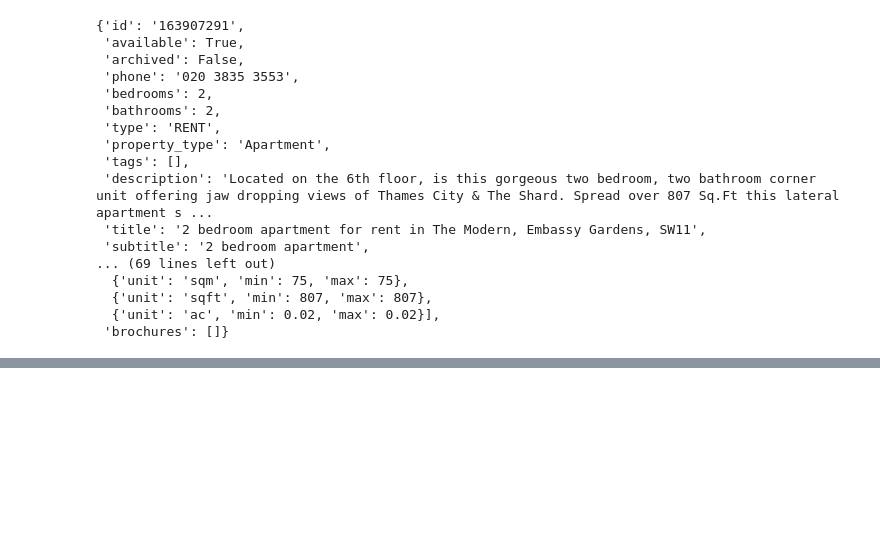
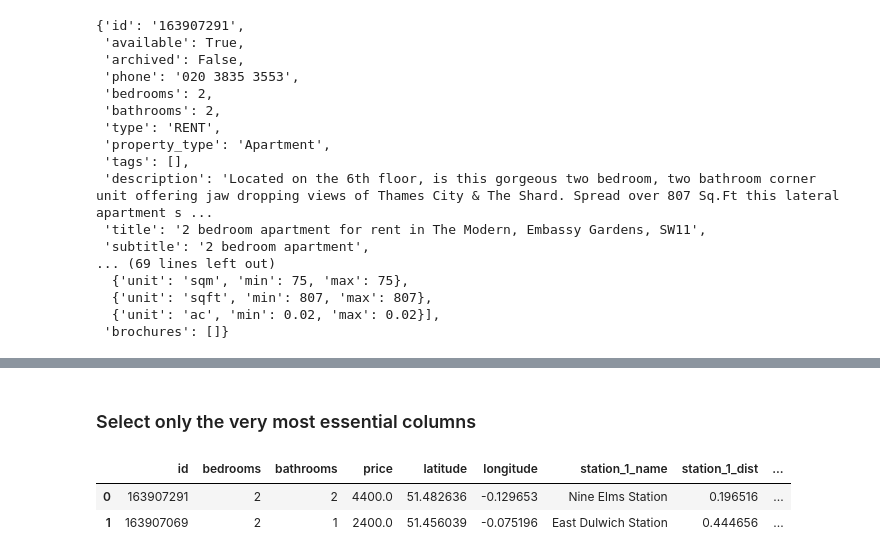
Before and after one commit to danielhalm1407/Rental_Market_Analysis, a Jupyter notebook: Notebooks/NB02_Extract_Data.ipynb, the cells around one changed output, grey strips where cells are left out. Cells and saved outputs as stored; diff of their text form; code cells hidden in the pictures; blank space fills up the shorter version.

Commit message:
change data extraction script to one that works, and separate cleaning and extraction notebooks

```diff
--- a/Notebooks/NB02_Extract_Data.ipynb
+++ b/Notebooks/NB02_Extract_Data.ipynb
@@ -300,0 +357,33 @@ filtered_df.head()
+# %% [markdown]
+### Select only the very most essential columns
+# %%
+core_df = flattened_df[['id',
+                       'bedrooms',
+                       'bathrooms',
+                       'price',
+                       'latitude',
+                       'longitude',
+                       'station_1_name',
+                       'station_1_dist',
+                       'size_min_sqm',
+                       'size_max_sqm',
+                       'displayaddress']]
+# %%
+def clean_price(df):
+    # Make a copy to avoid modifying the original DataFrame
+    df = df.copy()
+    # Remove pound sign and commas, extract numeric part, and convert to float
+    df['price'] = (
+        df['price']
+        .str.replace('£', '', regex=False)
+        .str.replace(',', '', regex=False)
+        .str.extract(r'(\d+)')
+        .astype(float)
+    )
+    return df
+# %%
+clean_price(core_df)
+# %% [output]
+|  | id | bedrooms | bathrooms | price | latitude | longitude | station_1_name | station_1_dist | ... |
+| 0 | 163907291 | 2 | 2 | 4400.0 | 51.482636 | -0.129653 | Nine Elms Station | 0.196516 | ... |
+| 1 | 163907069 | 2 | 1 | 2400.0 | 51.456039 | -0.075196 | East Dulwich Station | 0.444656 | ... |
```
Also changed, not shown: parts of 7 cells of this notebook, 3 other files.
